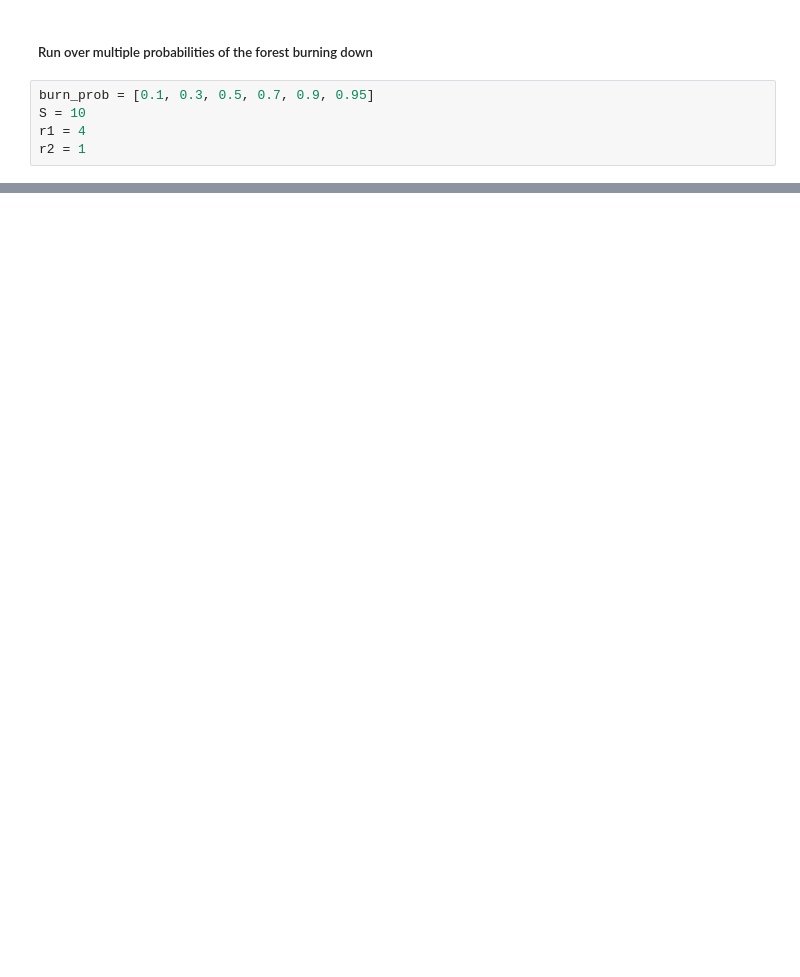
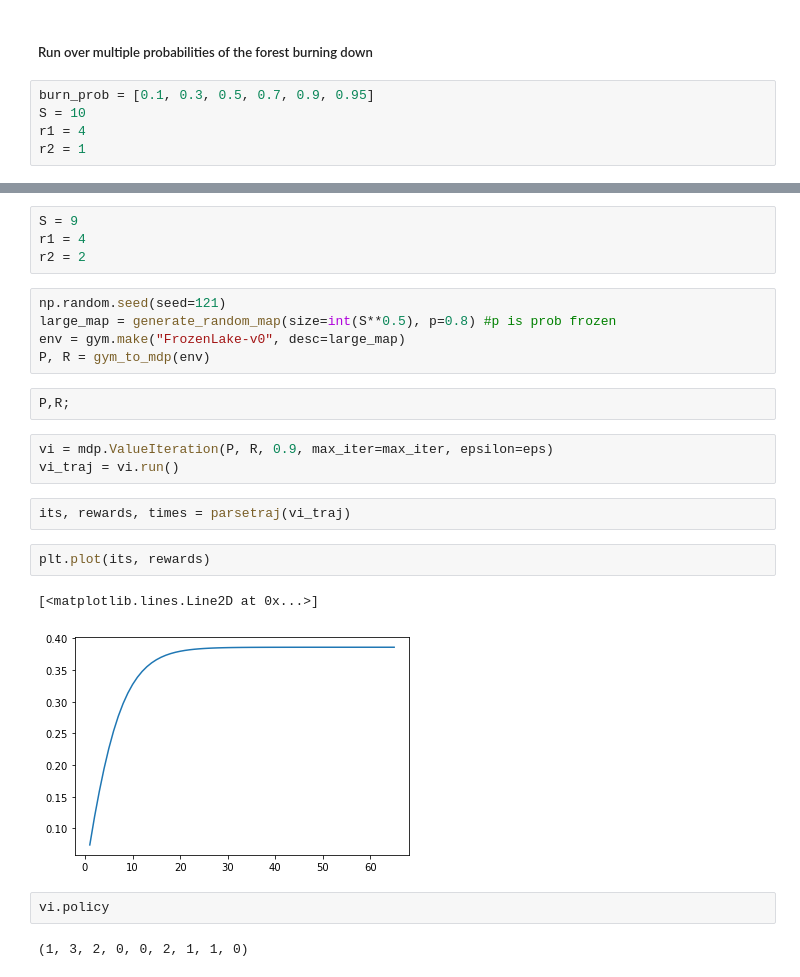
Before and after one commit to adinhobl/machine-learning, a Jupyter notebook: reinforcement-learning/RL.ipynb, the cells around one changed output, grey strips where cells are left out. Drawn from its saved outputs; the diff is of its cells as text; blank space fills up the shorter version.

Commit message:
parsed gym frozen lake

```diff
--- a/reinforcement-learning/RL.ipynb
+++ b/reinforcement-learning/RL.ipynb
@@ -592,0 +777,25 @@ Text(0, 0.5, 'Average Reward')
+# %%
+S = 9
+r1 = 4
+r2 = 2
+# %%
+np.random.seed(seed=121)
+large_map = generate_random_map(size=int(S**0.5), p=0.8) #p is prob frozen
+env = gym.make("FrozenLake-v0", desc=large_map)
+P, R = gym_to_mdp(env)
+# %%
+P,R;
+# %%
+vi = mdp.ValueIteration(P, R, 0.9, max_iter=max_iter, epsilon=eps)
+vi_traj = vi.run()
+# %%
+its, rewards, times = parsetraj(vi_traj)
+# %%
+plt.plot(its, rewards)
+# %% [output]
+[<matplotlib.lines.Line2D at 0x...>]
+[figure, added]
+# %%
+vi.policy
+# %% [output]
+(1, 3, 2, 0, 0, 2, 1, 1, 0)
```
Also changed, not shown: parts of 26 cells of this notebook.
